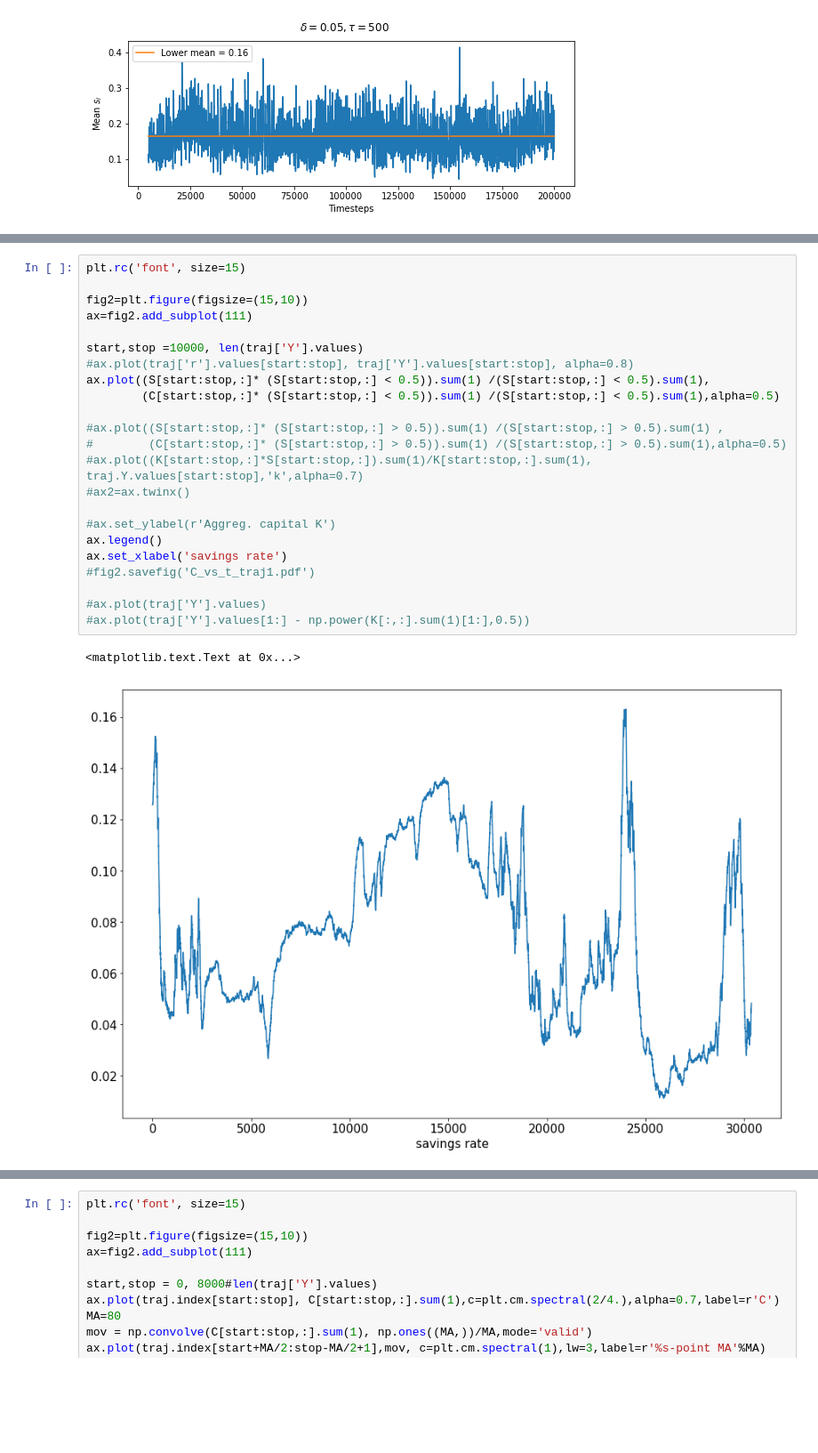
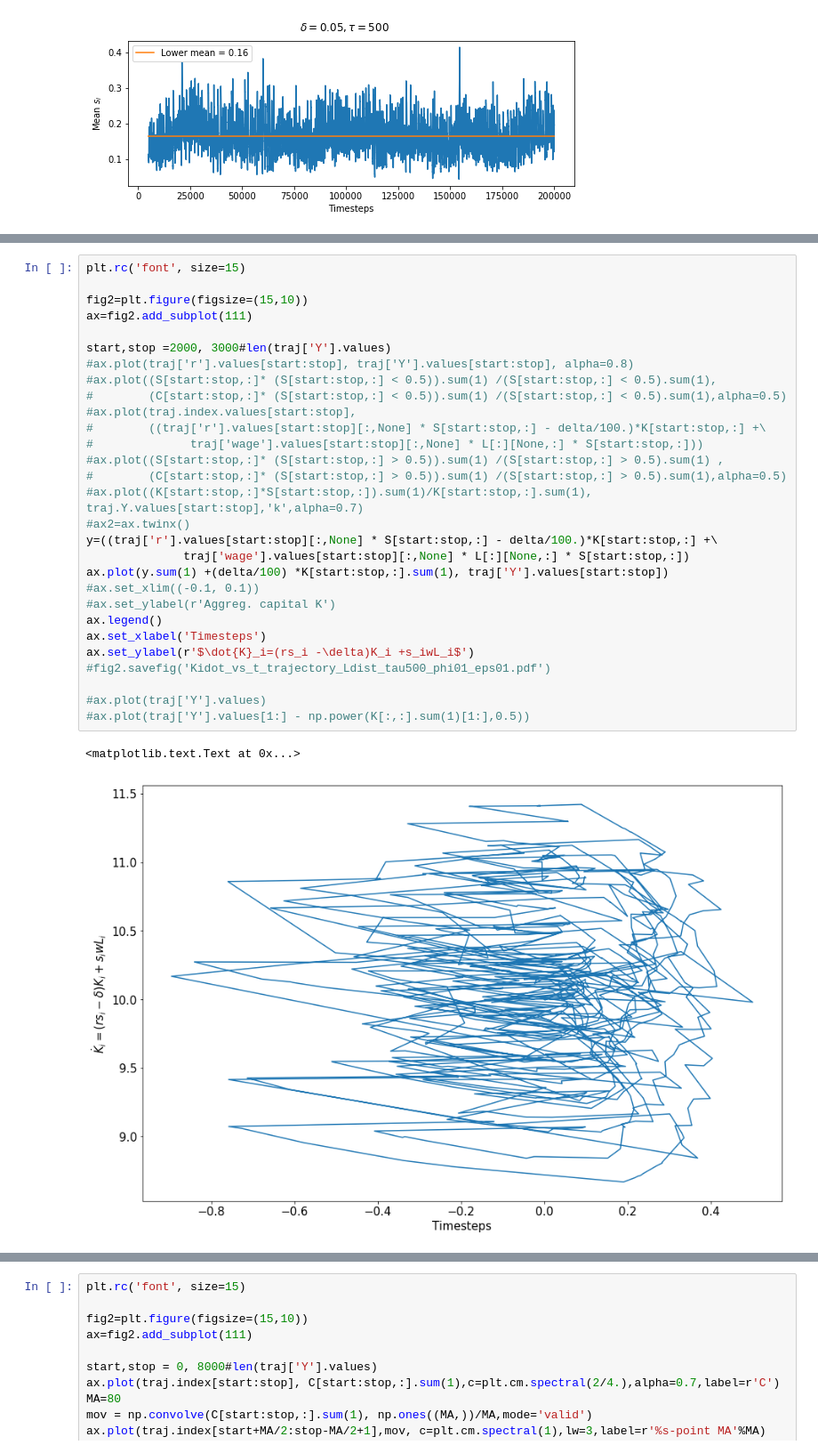
Before and after one commit to jakobkolb/pysave, a Jupyter notebook: pysave/model/Wippe.ipynb, the cells around one changed output, grey strips where cells are left out. Shown at 89% size. Saved outputs shown, nothing was run; the diff lists cells and outputs as text; blank space fills up the shorter version.

```diff
--- a/pysave/model/Wippe.ipynb
+++ b/pysave/model/Wippe.ipynb
@@ -180,26 +195,32 @@ ax2.set_yscale('log')
 # %%
 plt.rc('font', size=15)
 
 fig2=plt.figure(figsize=(15,10))
 ax=fig2.add_subplot(111)
 
-start,stop =10000, len(traj['Y'].values)
+start,stop =2000, 3000#len(traj['Y'].values)
 #ax.plot(traj['r'].values[start:stop], traj['Y'].values[start:stop], alpha=0.8)
-ax.plot((S[start:stop,:]* (S[start:stop,:] < 0.5)).sum(1) /(S[start:stop,:] < 0.5).sum(1),
-        (C[start:stop,:]* (S[start:stop,:] < 0.5)).sum(1) /(S[start:stop,:] < 0.5).sum(1),alpha=0.5)
-
+#ax.plot((S[start:stop,:]* (S[start:stop,:] < 0.5)).sum(1) /(S[start:stop,:] < 0.5).sum(1),
+#        (C[start:stop,:]* (S[start:stop,:] < 0.5)).sum(1) /(S[start:stop,:] < 0.5).sum(1),alpha=0.5)
+#ax.plot(traj.index.values[start:stop],
+#        ((traj['r'].values[start:stop][:,None] * S[start:stop,:] - delta/100.)*K[start:stop,:] +\
+#              traj['wage'].values[start:stop][:,None] * L[:][None,:] * S[start:stop,:]))
 #ax.plot((S[start:stop,:]* (S[start:stop,:] > 0.5)).sum(1) /(S[start:stop,:] > 0.5).sum(1) ,
 #        (C[start:stop,:]* (S[start:stop,:] > 0.5)).sum(1) /(S[start:stop,:] > 0.5).sum(1),alpha=0.5)
 #ax.plot((K[start:stop,:]*S[start:stop,:]).sum(1)/K[start:stop,:].sum(1), traj.Y.values[start:stop],'k',alpha=0.7)
 #ax2=ax.twinx()
-
+y=((traj['r'].values[start:stop][:,None] * S[start:stop,:] - delta/100.)*K[start:stop,:] +\
+              traj['wage'].values[start:stop][:,None] * L[:][None,:] * S[start:stop,:])
+ax.plot(y.sum(1) +(delta/100) *K[start:stop,:].sum(1), traj['Y'].values[start:stop])
+#ax.set_xlim((-0.1, 0.1))
 #ax.set_ylabel(r'Aggreg. capital K')
 ax.legend()
-ax.set_xlabel('savings rate')
-#fig2.savefig('C_vs_t_traj1.pdf')
+ax.set_xlabel('Timesteps')
+ax.set_ylabel(r'$\dot{K}_i=(rs_i -\delta)K_i +s_iwL_i$')
+#fig2.savefig('Kidot_vs_t_trajectory_Ldist_tau500_phi01_eps01.pdf')
 
 #ax.plot(traj['Y'].values)
 #ax.plot(traj['Y'].values[1:] - np.power(K[:,:].sum(1)[1:],0.5))
 # %% [output]
 <matplotlib.text.Text at 0x...>
-[figure, old version]
+[figure, new version]
```
Also changed, not shown: parts of 8 cells of this notebook, 6 other files.
